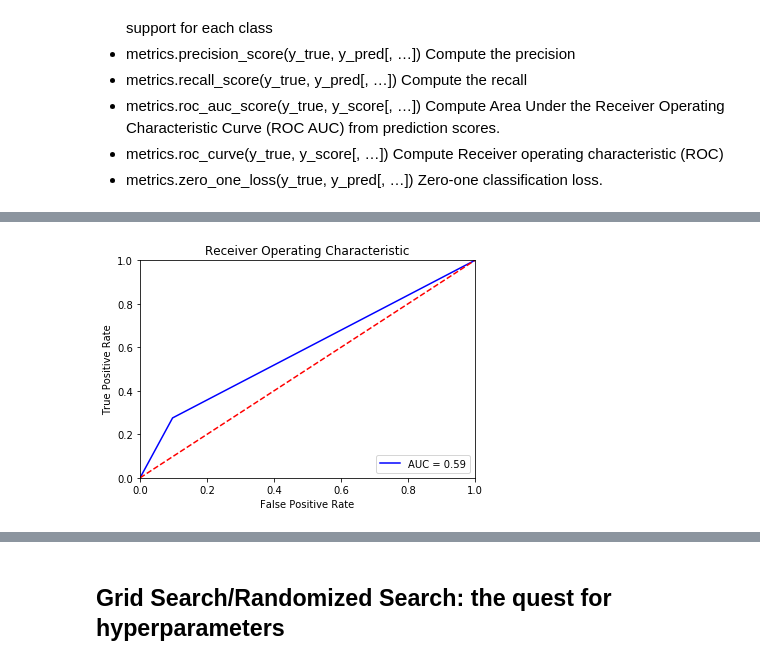
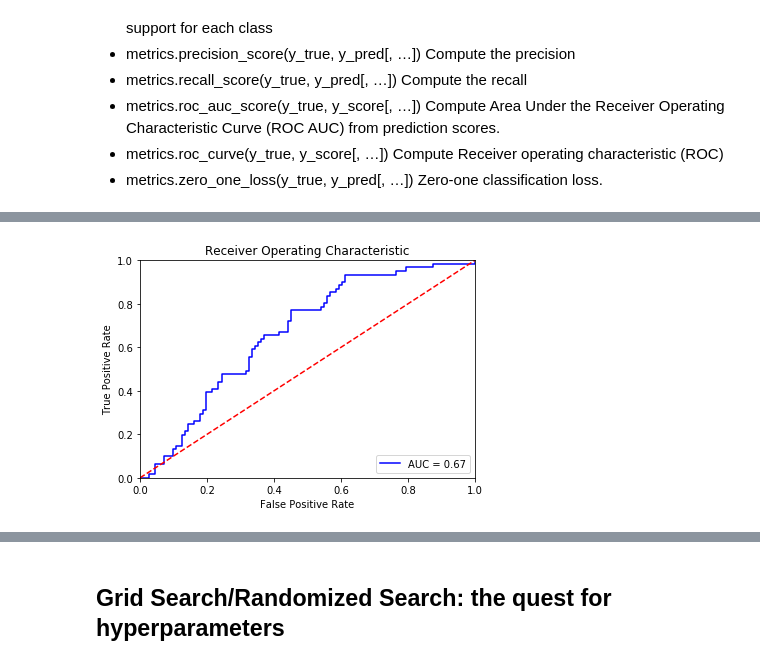
Before and after one commit to nkundiushuti/savry, a Jupyter notebook: SAVRY_classification.ipynb, the cells around one changed output, grey strips where cells are left out. Drawn from its saved outputs; the diff is of its cells as text; code cells hidden in the pictures.

Commit message:
use probabilities in roc

```diff
--- a/SAVRY_classification.ipynb
+++ b/SAVRY_classification.ipynb
@@ -237,15 +237,16 @@ avg / total       0.75      0.65      0.68       684
 # %%
-fpr, tpr, threshold = roc_curve(y_cls_valid, y_pred)
+y_lgm_pred = lgm.predict_proba(X_cls_valid)
+fpr, tpr, threshold = roc_curve(y_cls_valid, y_lgm_pred[:,1], drop_intermediate=False)
 roc_auc = auc(fpr, tpr)
 
 plt.title('Receiver Operating Characteristic')
 plt.plot(fpr, tpr, 'b', label = 'AUC = %0.2f' % roc_auc)
 plt.legend(loc = 'lower right')
 plt.plot([0, 1], [0, 1],'r--')
 plt.xlim([0, 1])
 plt.ylim([0, 1])
 plt.ylabel('True Positive Rate')
 plt.xlabel('False Positive Rate')
 plt.show()
 # %% [output]
-[figure, old version]
+[figure, new version]
```
Also changed, not shown: parts of 7 cells of this notebook.
